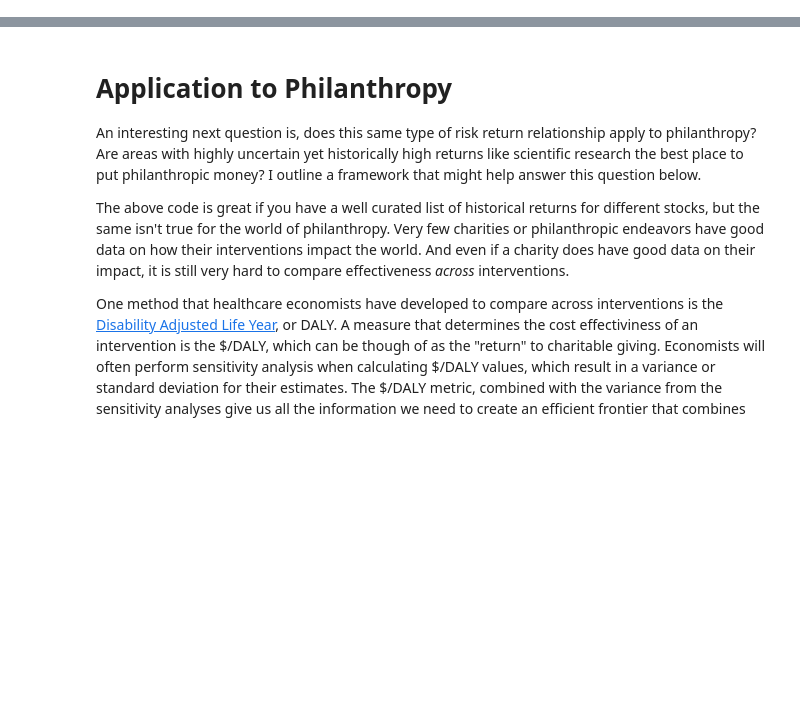
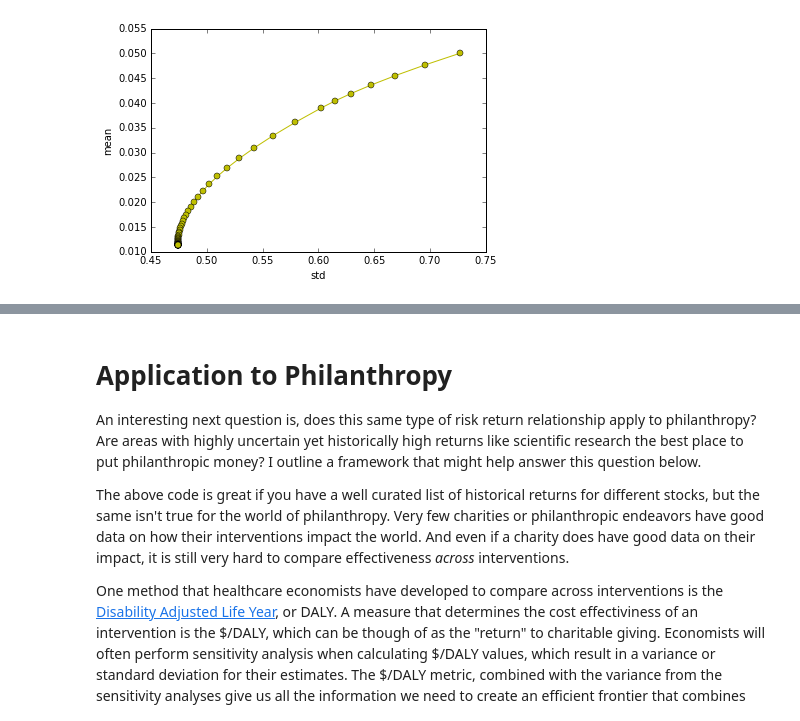
Before and after one commit to psthomas/efficient-frontier, a Jupyter notebook: efficient_frontier.ipynb, the cells around one changed output, grey strips where cells are left out. Saved outputs shown, nothing was run; the diff lists cells and outputs as text; code cells hidden in the pictures; blank space fills up the shorter version.

Commit message:
Include static plots

```diff
--- a/efficient_frontier.ipynb
+++ b/efficient_frontier.ipynb
@@ -101,40 +102,41 @@ def optimal_portfolio(returns):
 weights, returns, risks, portfolios = optimal_portfolio(return_vec)
 # %%
 # Matplotlib only plot:
-#plt.ylabel('mean')
-#plt.xlabel('std')
-#plt.plot(risks, returns, 'y-o') #risks and returns are just arrays of points along the frontier
-#plt.show()
+plt.ylabel('mean')
+plt.xlabel('std')
+plt.plot(risks, returns, 'y-o') #risks and returns are just arrays of points along the frontier
+plt.show()
 
 
 # Interactive plot using mpld3:
 def interactive_plot(risks, returns, portfolios):
     fig, ax = plt.subplots()
     ax.grid(True, alpha=0.3)
 
 
     labels = []
     for i in range(len(risks)):
         label = " Risk: " + str(risks[i]) + " Return: " + str(returns[i]) + " Portfolio Weights: " + str(portfolios[i])
         labels.append(str(label))
 
     points = ax.plot(risks, returns, 'y-o', color='b',
                      mec='k', ms=15, mew=1, alpha=.6)
 
     ax.set_xlabel('standard deviation')
     ax.set_ylabel('return')
     ax.set_title('Efficient Frontier', size=20)
 
     tooltip = plugins.PointHTMLTooltip(points[0], labels,
                                    voffset=10, hoffset=10)
     plugins.connect(fig, tooltip)
 
     return mpld3.display()
 
 #Note: if you're in the IPython notebook, mpld3.show() is not the best command
 #      to use. Consider using mpld3.display(), or mpld3.enable_notebook().
 #      See more information at http://mpld3.github.io/quickstart.html.
 
 interactive_plot(risks, returns, portfolios)
 # %% [output]
+[figure, added]
 [interactive output not drawn]
```
Also changed, not shown: parts of 3 cells of this notebook.
